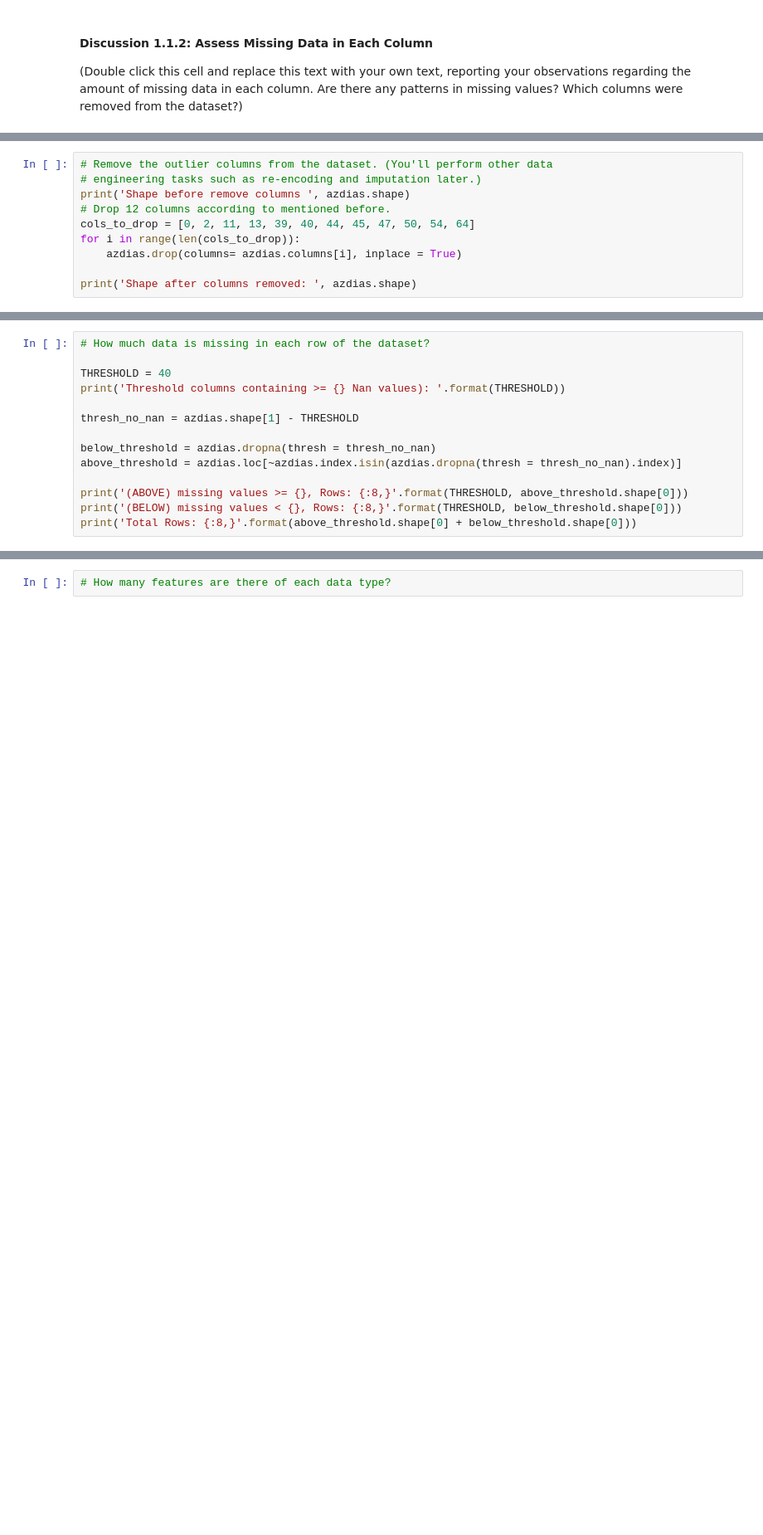
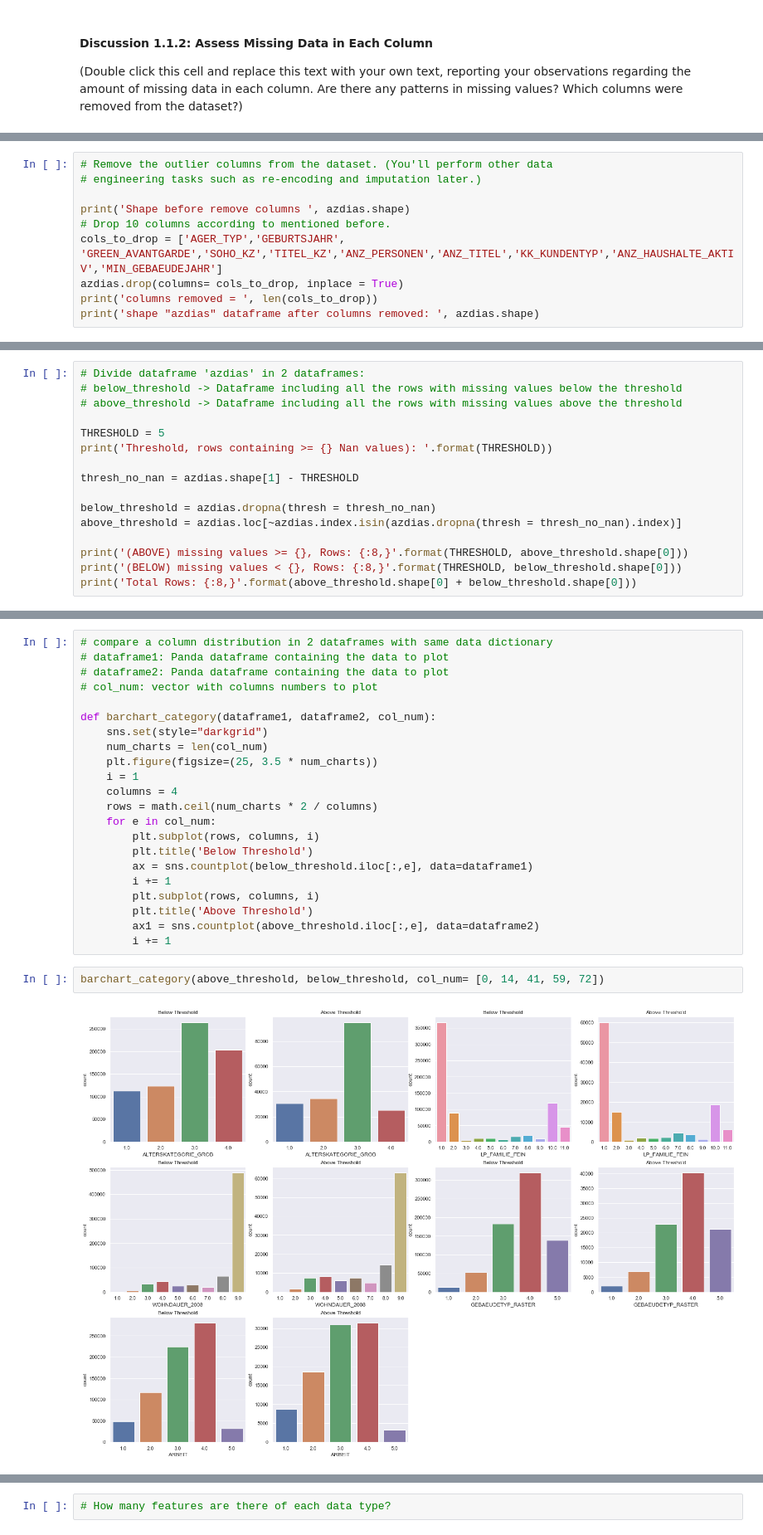
Before and after one commit to brosales8/customer_segmentation, a Jupyter notebook: Identify_Customer_Segments.ipynb, the cells around one changed output, grey strips where cells are left out. Shown at 83% size. Cells and saved outputs as stored; diff of their text form; blank space fills up the shorter version.

```diff
--- a/Identify_Customer_Segments.ipynb
+++ b/Identify_Customer_Segments.ipynb
@@ -263,12 +265,12 @@ After investigate the dataset, it was possible to classify features in 4 groups
 # %%
 # Remove the outlier columns from the dataset. (You'll perform other data
 # engineering tasks such as re-encoding and imputation later.)
+
 print('Shape before remove columns ', azdias.shape)
-# Drop 12 columns according to mentioned before.
-cols_to_drop = [0, 2, 11, 13, 39, 40, 44, 45, 47, 50, 54, 64]
-for i in range(len(cols_to_drop)):
-    azdias.drop(columns= azdias.columns[i], inplace = True)
-
-print('Shape after columns removed: ', azdias.shape)
+# Drop 10 columns according to mentioned before.
+cols_to_drop = ['AGER_TYP','GEBURTSJAHR', 'GREEN_AVANTGARDE','SOHO_KZ','TITEL_KZ','ANZ_PERSONEN','ANZ_TITEL','KK_KUNDENTYP','ANZ_HAUSHALTE_AKTIV','MIN_GEBAEUDEJAHR']
+azdias.drop(columns= cols_to_drop, inplace = True)
+print('columns removed = ', len(cols_to_drop))
+print('shape "azdias" dataframe after columns removed: ', azdias.shape)
 # %% [output]
 Shape before remove columns  (891221, 85)
@@ -284,10 +307,12 @@ In order to know what to do with the outlier rows, we should see if the distribu
 
 Depending on what you observe in your comparison, this will have implications on how you approach your conclusions later in the analysis. If the distributions of non-missing features look similar between the data with many missing values and the data with few or no missing values, then we could argue that simply dropping those points from the analysis won't present a major issue. On the other hand, if the data with many missing values looks very different from the data with few or no missing values, then we should make a note on those data as special. We'll revisit these data later on. **Either way, you should continue your analysis for now using just the subset of the data with few or no missing values.**
 # %%
-# How much data is missing in each row of the dataset?
+# Divide dataframe 'azdias' in 2 dataframes:
+# below_threshold -> Dataframe including all the rows with missing values below the threshold
+# above_threshold -> Dataframe including all the rows with missing values above the threshold
 
-THRESHOLD = 40
-print('Threshold columns containing >= {} Nan values): '.format(THRESHOLD))
+THRESHOLD = 5
+print('Threshold, rows containing >= {} Nan values): '.format(THRESHOLD))
 
 thresh_no_nan = azdias.shape[1] - THRESHOLD
 
@@ -320,2 +330,28 @@ ax = sns.countplot(x="class", data=azdias)
+# %%
+# compare a column distribution in 2 dataframes with same data dictionary
+# dataframe1: Panda dataframe containing the data to plot
+# dataframe2: Panda dataframe containing the data to plot
+# col_num: vector with columns numbers to plot
+
+def barchart_category(dataframe1, dataframe2, col_num):
+    sns.set(style="darkgrid")
+    num_charts = len(col_num)
+    plt.figure(figsize=(25, 3.5 * num_charts))
+    i = 1
+    columns = 4
+    rows = math.ceil(num_charts * 2 / columns)
+    for e in col_num:
+        plt.subplot(rows, columns, i)
+        plt.title('Below Threshold')
+        ax = sns.countplot(below_threshold.iloc[:,e], data=dataframe1)
+        i += 1
+        plt.subplot(rows, columns, i)
+        plt.title('Above Threshold')
+        ax1 = sns.countplot(above_threshold.iloc[:,e], data=dataframe2)
+        i += 1
+# %%
+barchart_category(above_threshold, below_threshold, col_num= [0, 14, 41, 59, 72])
+# %% [output]
+[figure, added]
 # %% [markdown]
 #### Discussion 1.1.3: Assess Missing Data in Each Row
```
Also changed, not shown: parts of 12 cells of this notebook.
